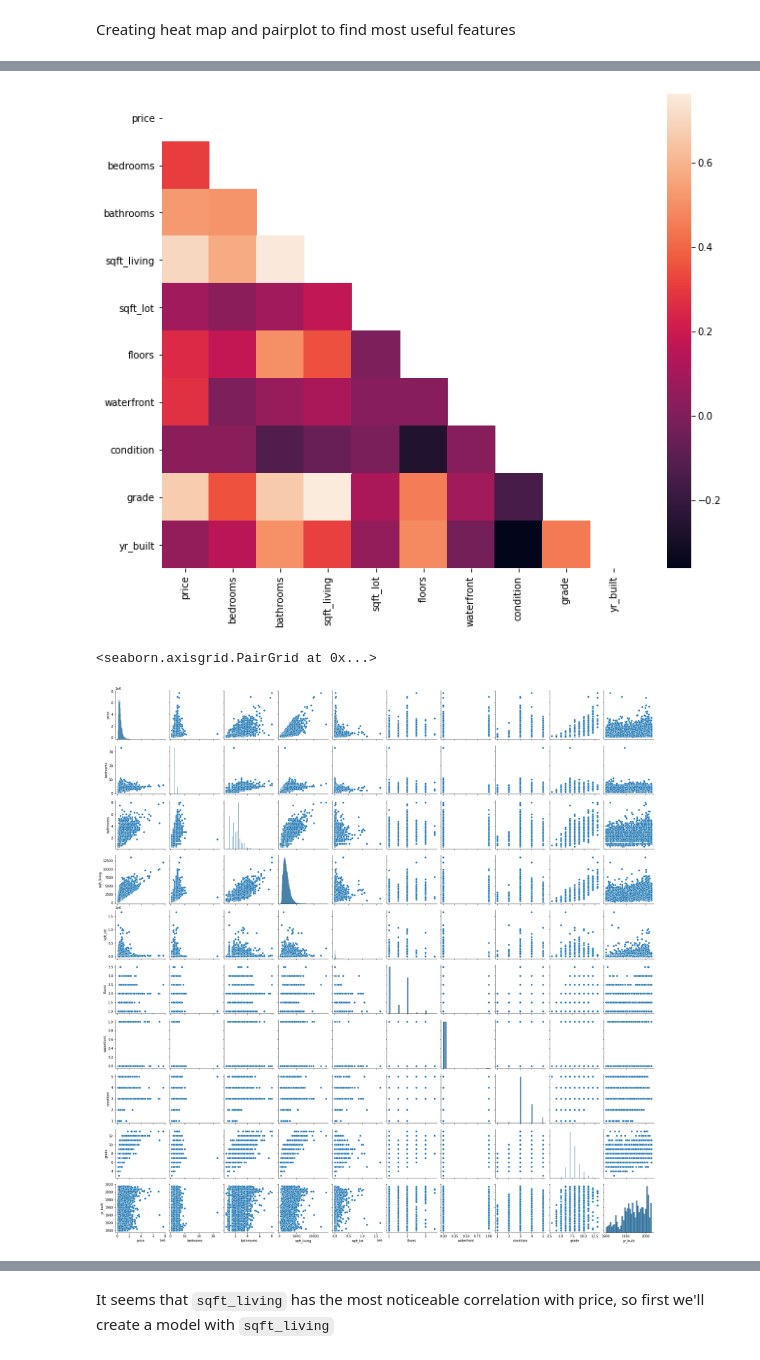
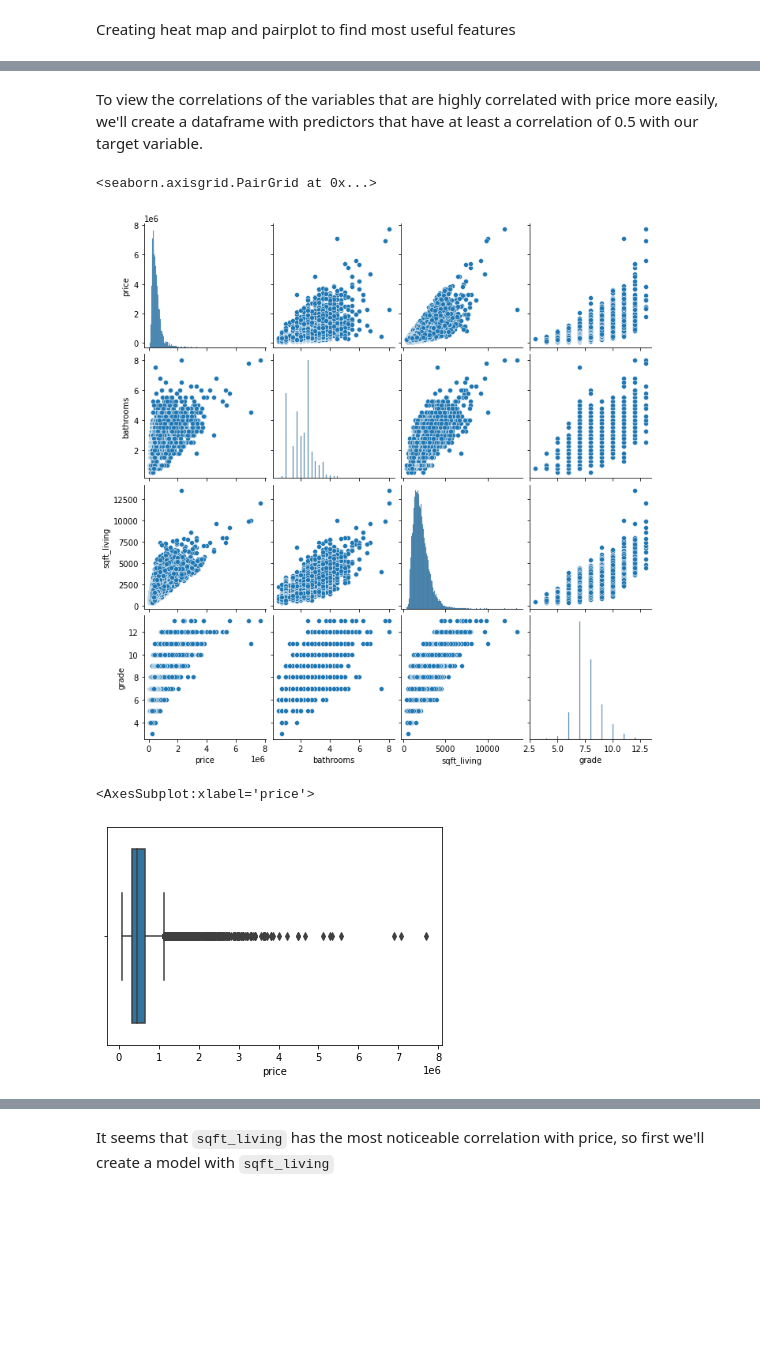
Before and after one commit to nancyho83/Property-Development-Analysis, a Jupyter notebook: Property_Development_Analysis.ipynb, the cells around one changed output, grey strips where cells are left out. Drawn from its saved outputs; the diff is of its cells as text; code cells hidden in the pictures; blank space fills up the shorter version.

Commit message:
Added functions and cleaned correlation plots

```diff
--- a/Property_Development_Analysis.ipynb
+++ b/Property_Development_Analysis.ipynb
@@ -162,12 +173,13 @@ corr_df = housing_df.corr()
-# %%
-mask = np.triu(np.ones_like(corr_df, dtype=np.bool))
-
-fig1, ax1 = plt.subplots(figsize=(11, 9))
-sns.heatmap(corr_df, mask=mask, ax=ax1);
-# %% [output]
-[figure, removed]
+# %% [markdown]
+To view the correlations of the variables that are highly correlated with price more easily, we'll create a dataframe with predictors that have at least a correlation of 0.5 with our target variable.
+# %%
+corr_housing_df = housing_df[['price', 'bathrooms', 'sqft_living', 'grade']]
+sns.pairplot(corr_housing_df)
+# %% [output]
+<seaborn.axisgrid.PairGrid at 0x...>
+[figure, added]
 # %%
-sns.pairplot(housing_df)
+sns.boxplot(housing_df['price'])
 # %% [output]
-<seaborn.axisgrid.PairGrid at 0x...>
+<AxesSubplot:xlabel='price'>
-[figure, old version]
+[figure, new version]
```
Also changed, not shown: parts of 8 cells of this notebook.
